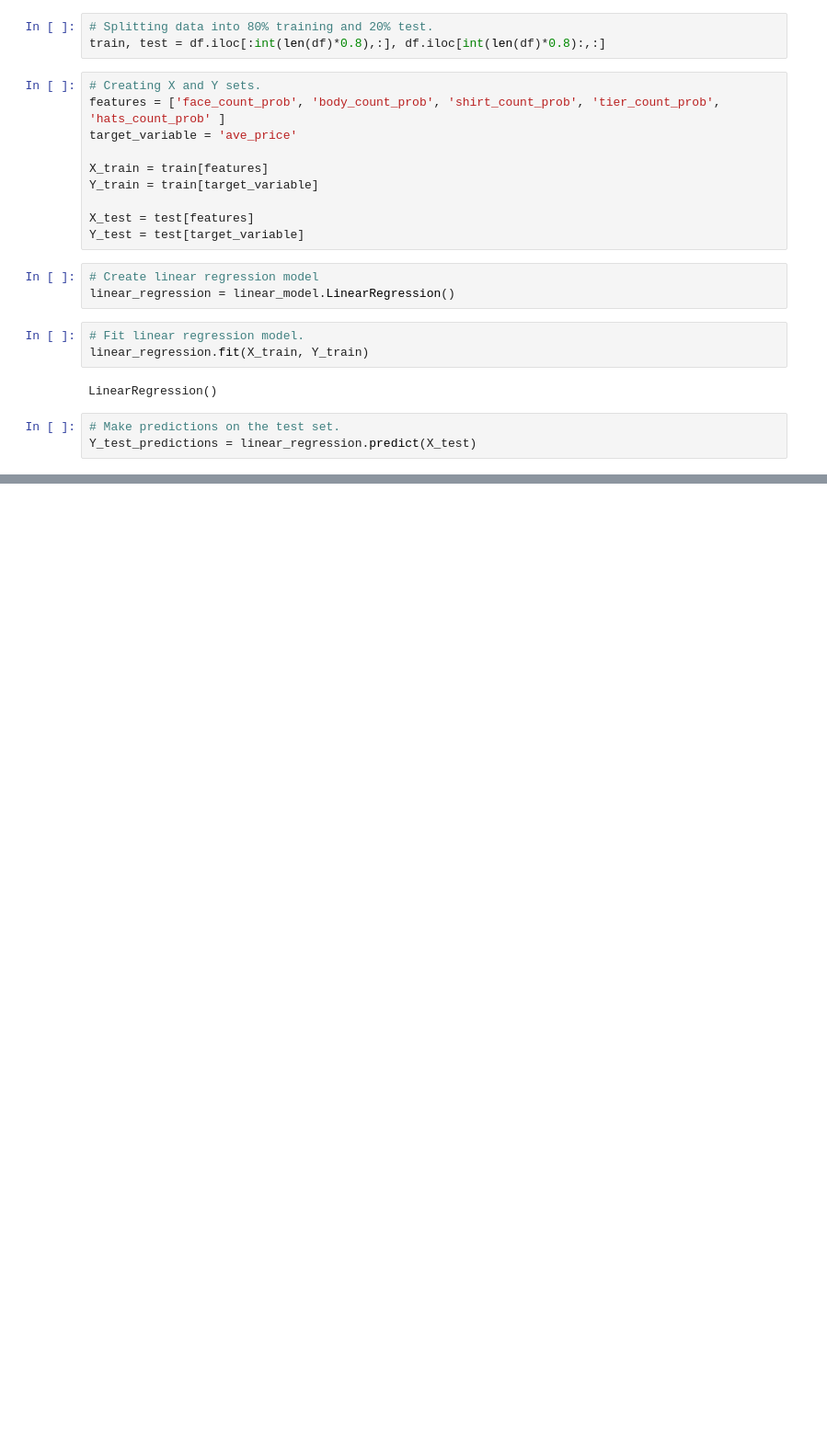
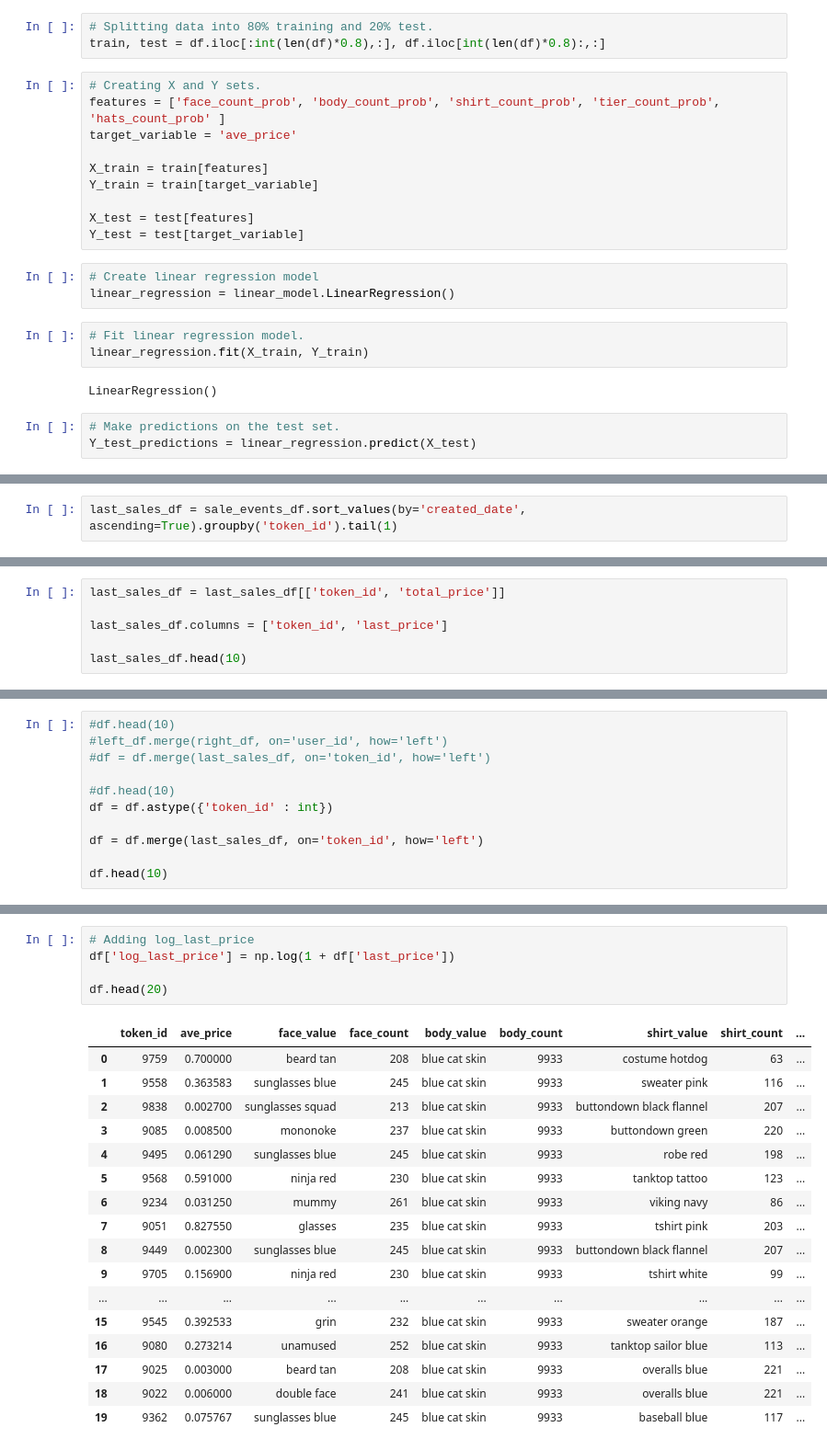
Before and after one commit to rgoding2004/W207-Project, a Jupyter notebook: NFT.ipynb, the cells around one changed output, grey strips where cells are left out. Shown at 92% size. Drawn from its saved outputs; the diff is of its cells as text; blank space fills up the shorter version.

Commit message:
Added multiple models for predicting the last sale price.

```diff
--- a/NFT.ipynb
+++ b/NFT.ipynb
@@ -304,0 +307,2 @@ R2 score: -0.56
+# %%
+last_sales_df = sale_events_df.sort_values(by='created_date', ascending=True).groupby('token_id').tail(1)
@@ -304,0 +328,6 @@ R2 score: -0.56
+# %%
+last_sales_df = last_sales_df[['token_id', 'total_price']]
+
+last_sales_df.columns = ['token_id', 'last_price']
+
+last_sales_df.head(10)
@@ -304,0 +346,11 @@ R2 score: -0.56
+# %%
+#df.head(10)
+#left_df.merge(right_df, on='user_id', how='left')
+#df = df.merge(last_sales_df, on='token_id', how='left')
+
+#df.head(10)
+df = df.astype({'token_id' : int})
+
+df = df.merge(last_sales_df, on='token_id', how='left')
+
+df.head(10)
@@ -304,0 +369,23 @@ R2 score: -0.56
+# %%
+# Adding log_last_price
+df['log_last_price'] = np.log(1 + df['last_price'])
+
+df.head(20)
+# %% [output]
+|  | token_id | ave_price | face_value | face_count | body_value | body_count | shirt_value | shirt_count | ... |
+| 0 | 9759 | 0.700000 | beard tan | 208 | blue cat skin | 9933 | costume hotdog | 63 | ... |
+| 1 | 9558 | 0.363583 | sunglasses blue | 245 | blue cat skin | 9933 | sweater pink | 116 | ... |
+| 2 | 9838 | 0.002700 | sunglasses squad | 213 | blue cat skin | 9933 | buttondown black flannel | 207 | ... |
+| 3 | 9085 | 0.008500 | mononoke | 237 | blue cat skin | 9933 | buttondown green | 220 | ... |
+| 4 | 9495 | 0.061290 | sunglasses blue | 245 | blue cat skin | 9933 | robe red | 198 | ... |
+| 5 | 9568 | 0.591000 | ninja red | 230 | blue cat skin | 9933 | tanktop tattoo | 123 | ... |
+| 6 | 9234 | 0.031250 | mummy | 261 | blue cat skin | 9933 | viking navy | 86 | ... |
+| 7 | 9051 | 0.827550 | glasses | 235 | blue cat skin | 9933 | tshirt pink | 203 | ... |
+| 8 | 9449 | 0.002300 | sunglasses blue | 245 | blue cat skin | 9933 | buttondown black flannel | 207 | ... |
+| 9 | 9705 | 0.156900 | ninja red | 230 | blue cat skin | 9933 | tshirt white | 99 | ... |
+| ... | ... | ... | ... | ... | ... | ... | ... | ... | ... |
+| 15 | 9545 | 0.392533 | grin | 232 | blue cat skin | 9933 | sweater orange | 187 | ... |
+| 16 | 9080 | 0.273214 | unamused | 252 | blue cat skin | 9933 | tanktop sailor blue | 113 | ... |
+| 17 | 9025 | 0.003000 | beard tan | 208 | blue cat skin | 9933 | overalls blue | 221 | ... |
+| 18 | 9022 | 0.006000 | double face | 241 | blue cat skin | 9933 | overalls blue | 221 | ... |
+| 19 | 9362 | 0.075767 | sunglasses blue | 245 | blue cat skin | 9933 | baseball blue | 117 | ... |
```
Also changed, not shown: parts of 48 cells of this notebook.
